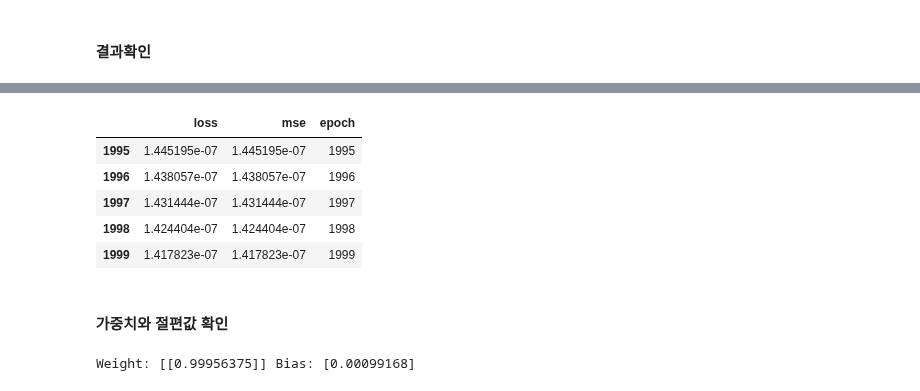
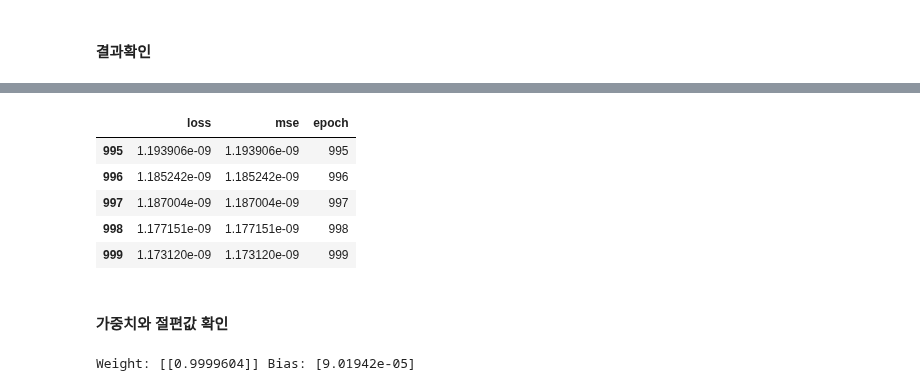
Before and after one commit to Steven-A3/DeepLearningZeroToAllColab, a Jupyter notebook: lab-02-1-linear_regression(keras).ipynb, the cells around one changed output, grey strips where cells are left out. Drawn from its saved outputs; the diff is of its cells as text; code cells hidden in the pictures.

```diff
--- a/lab-02-1-linear_regression(keras).ipynb
+++ b/lab-02-1-linear_regression(keras).ipynb
@@ -45,7 +45,7 @@ model.add(layers.Dense(1, input_shape=[1]))  # x_data가 1차원 배열이므로
 # %% [markdown]
 #### 확률적 경사하강법(SGD, Stochastic Gradient Descent) 사용
 # %%
-optimizer = tf.keras.optimizers.SGD()
+optimizer = tf.keras.optimizers.SGD(learning_rate=0.01)
 # %% [markdown]
 #### 모델 컴파일
 # %%
@@ -68,2 +53,4 @@ _________________________________________________________________
 # %% [markdown]
 #### 결과확인
+# %%
+history = model.fit(x_data, y_data, verbose=1, epochs=1000) # verbose를 1로 지정하면 모델 훈련 과정을 출력
@@ -70,19 +75,18 @@ _________________________________________________________________
 # %%
-history = model.fit(x_data, y_data, verbose=0, epochs=2000)
 hist = pd.DataFrame(history.history)
 hist["epoch"] = history.epoch
 hist.tail()
 # %% [output]
 |  | loss | mse | epoch |
-| 1995 | 1.445195e-07 | 1.445195e-07 | 1995 |
-| 1996 | 1.438057e-07 | 1.438057e-07 | 1996 |
-| 1997 | 1.431444e-07 | 1.431444e-07 | 1997 |
-| 1998 | 1.424404e-07 | 1.424404e-07 | 1998 |
-| 1999 | 1.417823e-07 | 1.417823e-07 | 1999 |
+| 995 | 1.193906e-09 | 1.193906e-09 | 995 |
+| 996 | 1.185242e-09 | 1.185242e-09 | 996 |
+| 997 | 1.187004e-09 | 1.187004e-09 | 997 |
+| 998 | 1.177151e-09 | 1.177151e-09 | 998 |
+| 999 | 1.173120e-09 | 1.173120e-09 | 999 |
 # %% [markdown]
 #### 가중치와 절편값 확인
 # %%
 W, b = model.get_weights()
 print("Weight:", W, "Bias:", b)
 # %% [output]
-Weight: [[0.99956375]] Bias: [0.00099168]
+Weight: [[0.9999604]] Bias: [9.01942e-05]
```
Also changed, not shown: parts of 4 cells of this notebook.
